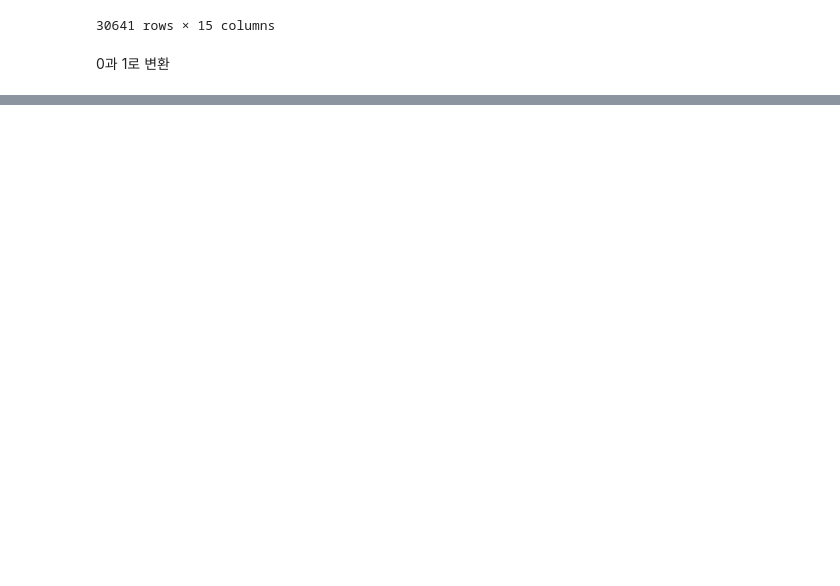
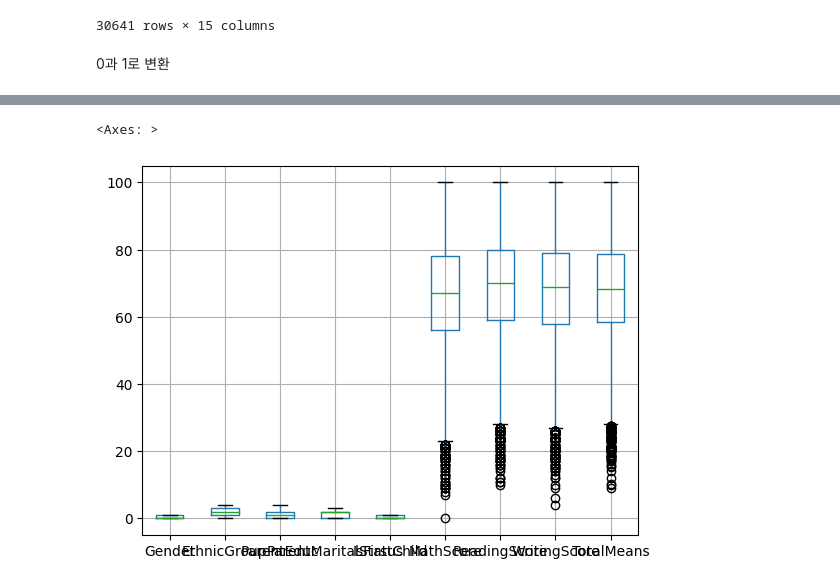
Before and after one commit to seanshlee/prac, a Jupyter notebook: ML_class/proj_stud/untitled.ipynb, the cells around one changed output, grey strips where cells are left out. Saved outputs shown, nothing was run; the diff lists cells and outputs as text; code cells hidden in the pictures; blank space fills up the shorter version.

```diff
--- a/ML_class/proj_stud/untitled.ipynb
+++ b/ML_class/proj_stud/untitled.ipynb
@@ -129,6 +135,12 @@ stu
 30641 rows × 10 columns
 # %%
 stu['TotalMeans'] = (stu['MathScore'].astype('int')+stu['ReadingScore'].astype('int')+stu['WritingScore'].astype('int'))/3
+# %%
+import matplotlib.pyplot as plt
+stu.boxplot()
+# %% [output]
+<Axes: >
+[figure, added]
 # %%
 y = stu.pop('TotalMeans')
 X = stu
```
Also changed, not shown: parts of 7 cells of this notebook.
